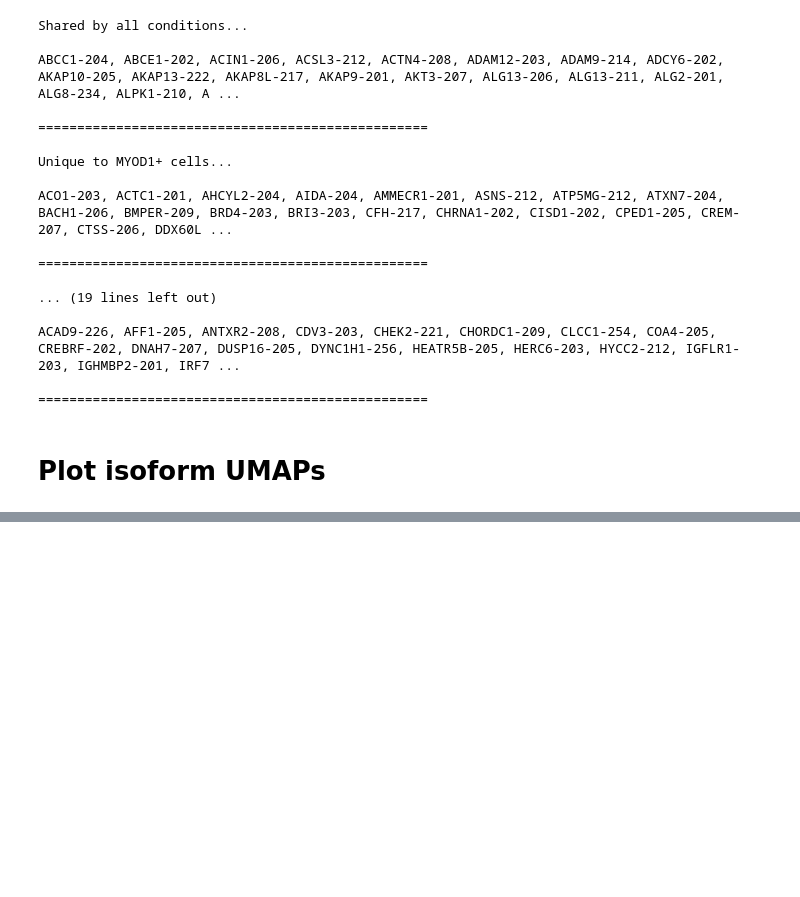
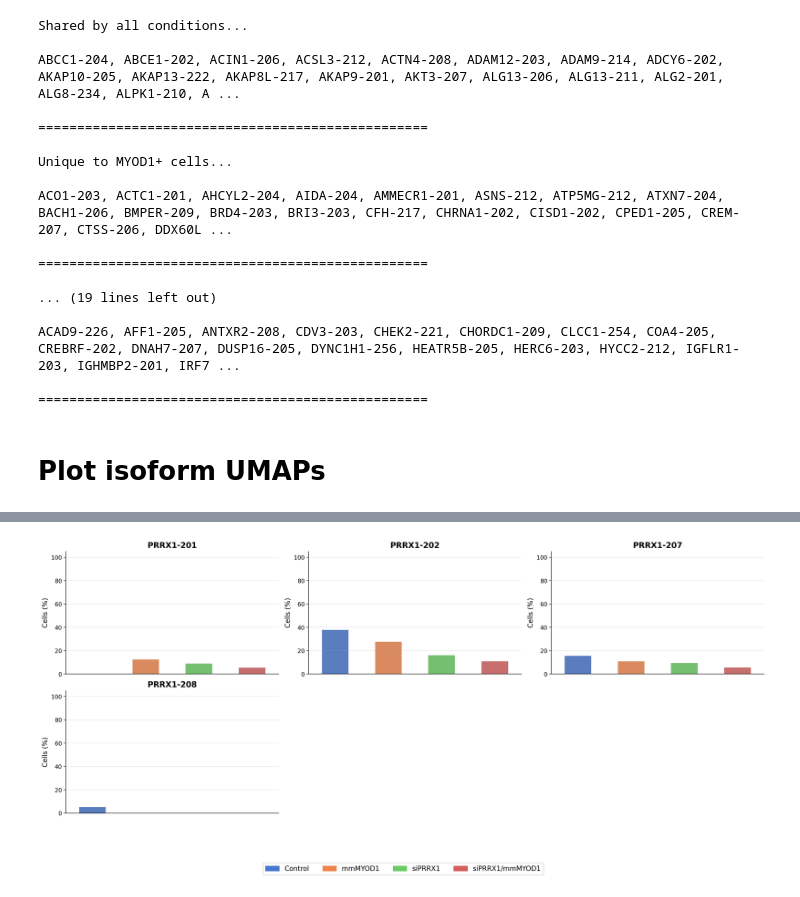
Before and after one commit to jrcwycy/hybrid_reprogramming, a Jupyter notebook: notebooks/isoforms/differential_isoforms.ipynb, the cells around one changed output, grey strips where cells are left out. Cells and saved outputs as stored; diff of their text form; code cells hidden in the pictures; blank space fills up the shorter version.

```diff
--- a/notebooks/isoforms/differential_isoforms.ipynb
+++ b/notebooks/isoforms/differential_isoforms.ipynb
@@ -457,0 +497,79 @@ gene_name      gene_type transcript_name transcript_type UniProtKB
+# %%
+adata.X = adata.layers['log_norm'].copy()
+
+genes = ['PRRX1-201', 'PRRX1-202', 'PRRX1-207', 'PRRX1-208']
+
+count_thresh = 0
+
+n_genes = len(genes)
+n_cols = min(3, n_genes)
+n_rows = int(np.ceil(n_genes / n_cols))
+
+fig, axes = plt.subplots(n_rows, n_cols, figsize=(6*n_cols, 4*n_rows))
+if n_genes == 1:
+    axes = np.array([axes])
+axes = axes.flatten()
+
+grouping = 'pooled_condition'
+
+
+# Get all unique groups for consistent colors across plots
+all_groups = sorted(adata.obs[grouping].unique())
+
+# group_order = [
+#     'mmMYOD1', 'siPRRX1/mmMYOD1', 'siPRRX1', 'Control',
+#     'fibroblast', 'fibroblast of dermis', 'muscle fibroblast',
+#     'myoblast', 'skeletal muscle myoblast', 'muscle cell',
+# ]
+
+palette = sns.color_palette('muted', n_colors=len(all_groups))
+
+
+for i, gene in enumerate(genes):
+    ax = axes[i]
+    pct_data = calc_pct_expressing(adata, gene, grouping_col=grouping, threshold=count_thresh)
+
+    if pct_data is not None:
+
+        sns.barplot(
+            data=pct_data,
+            x='group',
+            y='pct_expressing',
+            hue='group',
+            # order=group_order,
+            palette=palette,
+            ax=ax,
+            legend=False,
+            width=0.5,
+        )
+
+        ax.set_title(gene, fontsize=14, fontweight='bold')
+        ax.set_ylabel('Cells (%)', fontsize=12)
+        ax.set_xlabel('')
+        ax.set_xticklabels([])
+        ax.tick_params(axis='x', bottom=False)
+        ax.grid(axis='y', alpha=0.3)
+        ax.set_ylim([0, 105])
+
+# Remove extra subplots if any
+for j in range(i+1, len(axes)):
+    fig.delaxes(axes[j])
+
+
+handles = [plt.Rectangle((0,0),1,1, color=palette[i]) for i in range(len(all_groups))]
+fig.legend(
+    handles,
+    all_groups,
+    loc='lower center',
+    ncol=min(5, len(all_groups)),
+    bbox_to_anchor=(0.5, -0.05),
+    frameon=True,
+    fontsize=12
+)
+
+sns.despine()
+plt.tight_layout()
+plt.subplots_adjust(bottom=0.15)
+plt.show()
+# %% [output]
+[figure, added]
```
Also changed, not shown: parts of 7 cells of this notebook, 22 other files.
